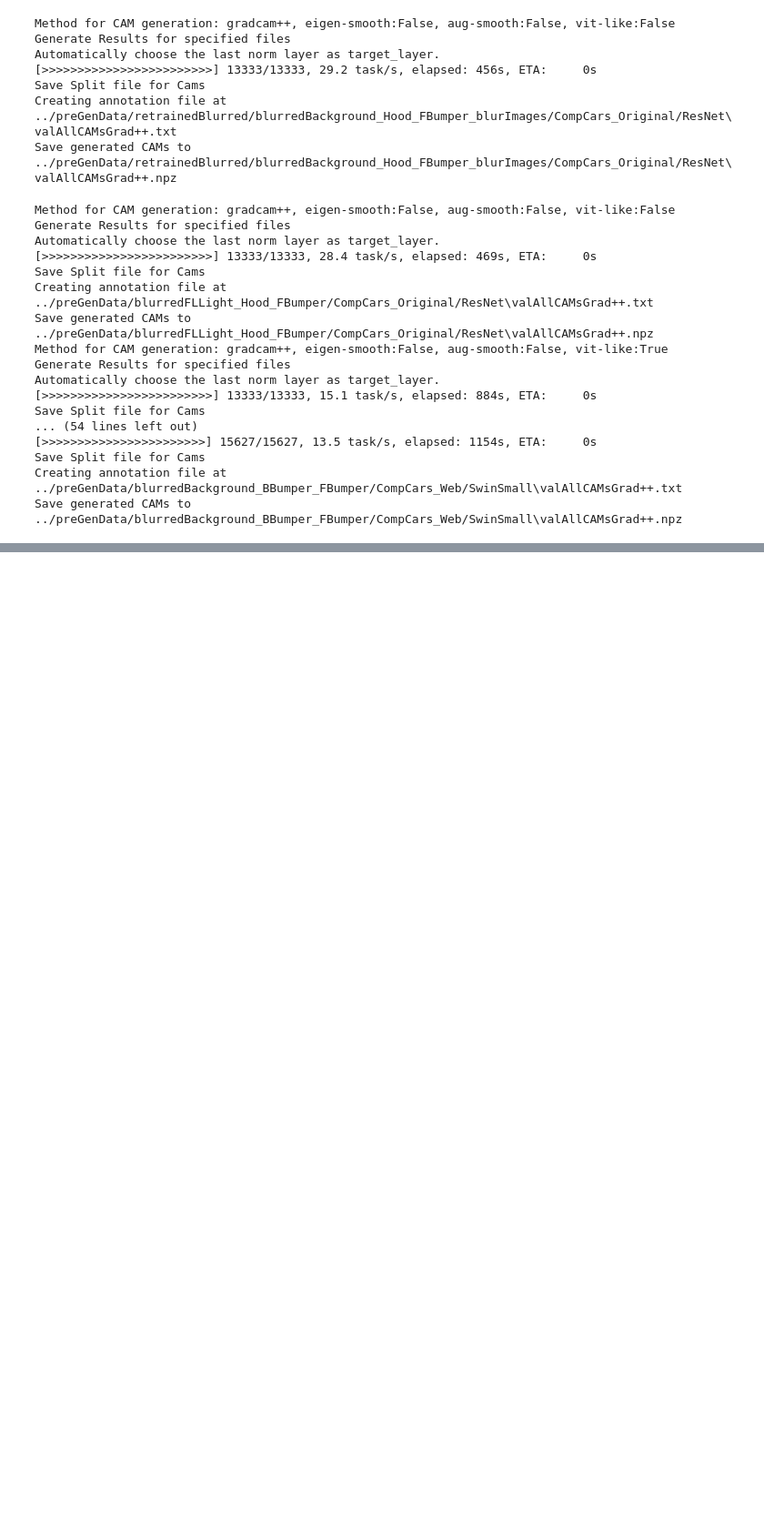
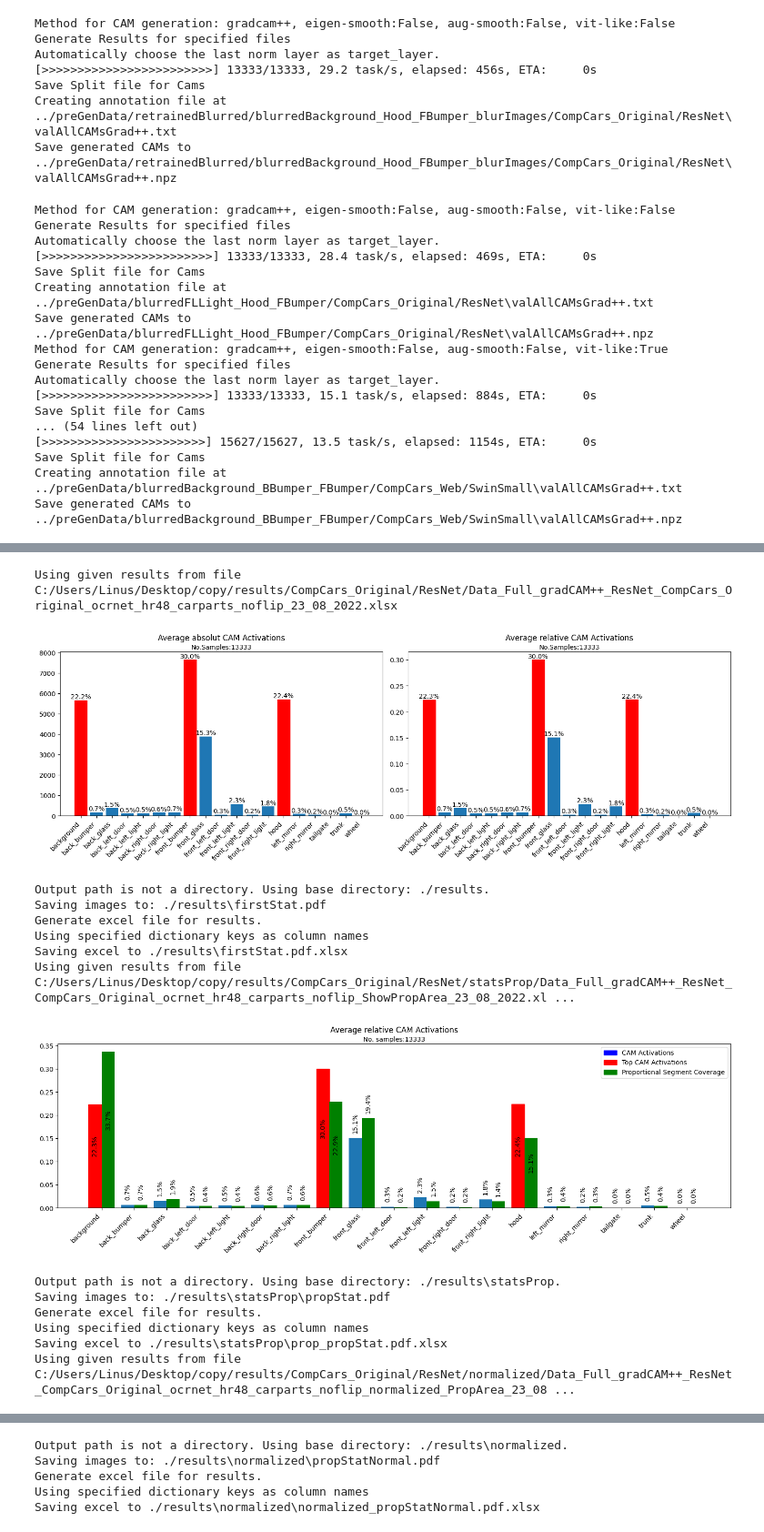
Before and after one commit to L1nusB/XAI-Vehicle-Classification, a Jupyter notebook: notebooks/GenerateData.ipynb, the cells around one changed output, grey strips where cells are left out. Shown at 91% size. Cells and saved outputs as stored; diff of their text form; code cells hidden in the pictures; blank space fills up the shorter version.

```diff
--- a/notebooks/GenerateData.ipynb
+++ b/notebooks/GenerateData.ipynb
@@ -745,0 +793,23 @@ Save generated CAMs to ../preGenData/blurredBackground_BBumper_FBumper/CompCars_
+# %%
+generate_statistics.generate_statistic(results_file='C:/Users/Linus/Desktop/copy/results/CompCars_Original/ResNet/Data_Full_gradCAM++_ResNet_CompCars_Original_ocrnet_hr48_carparts_noflip_23_08_2022.xlsx',
+                                      filename='firstStat.pdf')
+generate_statistics.generate_statistic_prop(results_file='C:/Users/Linus/Desktop/copy/results/CompCars_Original/ResNet/statsProp/Data_Full_gradCAM++_ResNet_CompCars_Original_ocrnet_hr48_carparts_noflip_ShowPropArea_23_08_2022.xlsx',
+                                           filename='propStat.pdf', showPropPercent=True)
+generate_statistics.generate_statistic_prop_normalized(results_file='C:/Users/Linus/Desktop/copy/results/CompCars_Original/ResNet/normalized/Data_Full_gradCAM++_ResNet_CompCars_Original_ocrnet_hr48_carparts_noflip_normalized_PropArea_23_08_2022.xlsx',
+                                                      filename='propStatNormal.pdf', showPercent=True)
+# %% [output]
+Using given results from file C:/Users/Linus/Desktop/copy/results/CompCars_Original/ResNet/Data_Full_gradCAM++_ResNet_CompCars_Original_ocrnet_hr48_carparts_noflip_23_08_2022.xlsx
+[figure, added]
+Output path is not a directory. Using base directory: ./results.
+Saving images to: ./results\firstStat.pdf
+Generate excel file for results.
+Using specified dictionary keys as column names
+Saving excel to ./results\firstStat.pdf.xlsx
+Using given results from file C:/Users/Linus/Desktop/copy/results/CompCars_Original/ResNet/statsProp/Data_Full_gradCAM++_ResNet_CompCars_Original_ocrnet_hr48_carparts_noflip_ShowPropArea_23_08_2022.xl ...
+[figure, added]
+Output path is not a directory. Using base directory: ./results\statsProp.
+Saving images to: ./results\statsProp\propStat.pdf
+Generate excel file for results.
+Using specified dictionary keys as column names
+Saving excel to ./results\statsProp\prop_propStat.pdf.xlsx
+Using given results from file C:/Users/Linus/Desktop/copy/results/CompCars_Original/ResNet/normalized/Data_Full_gradCAM++_ResNet_CompCars_Original_ocrnet_hr48_carparts_noflip_normalized_PropArea_23_08 ...
@@ -745,0 +817,5 @@ Save generated CAMs to ../preGenData/blurredBackground_BBumper_FBumper/CompCars_
+Output path is not a directory. Using base directory: ./results\normalized.
+Saving images to: ./results\normalized\propStatNormal.pdf
+Generate excel file for results.
+Using specified dictionary keys as column names
+Saving excel to ./results\normalized\normalized_propStatNormal.pdf.xlsx
```
Also changed, not shown: parts of 7 cells of this notebook, 5 other files.
